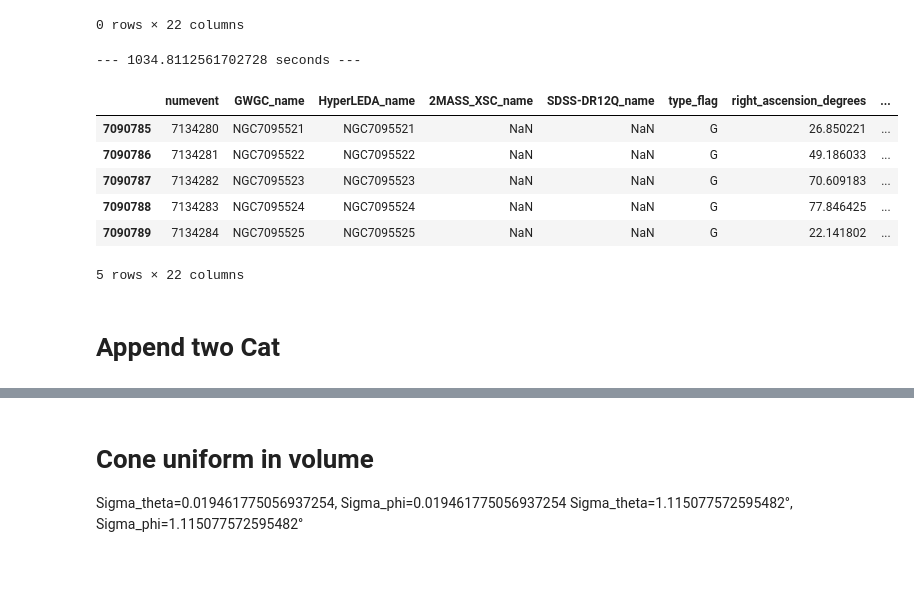
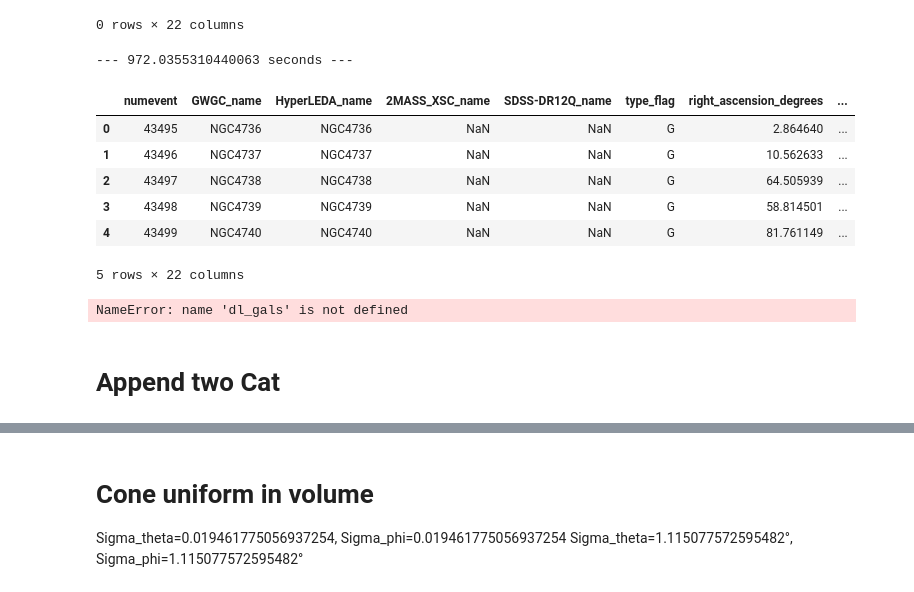
Before and after one commit to RCianca/DarkSirensStat, a Jupyter notebook: ProxyGenerator/GLADE-inator.ipynb, the cells around one changed output, grey strips where cells are left out. Cells and saved outputs as stored; diff of their text form; code cells hidden in the pictures.

```diff
--- a/ProxyGenerator/GLADE-inator.ipynb
+++ b/ProxyGenerator/GLADE-inator.ipynb
@@ -843,7 +852,7 @@ def GLADE_inator_volume(iterations):
           }
     return proxy_row
 # %%
-arr=np.arange(0,len(dl_gals),dtype=int)
+arr=np.arange(0,len(dc_gals),dtype=int)
 data=[]
 tmp=[]
 start_time = time.time()
@@ -851,16 +860,16 @@ with Pool(13) as p:
     tmp=p.map(GLADE_inator_volume, arr)
 print("--- %s seconds ---" % (time.time() - start_time))
 # %% [output]
---- 1034.8112561702728 seconds ---
+--- 972.0355310440063 seconds ---
 # %%
-glade_like=glade_like.append(tmp, ignore_index=True)
-glade_like.tail()
+#glade_like=glade_like.append(tmp, ignore_index=True)
+glade_like.head()
 # %% [output]
 |  | numevent | GWGC_name | HyperLEDA_name | 2MASS_XSC_name | SDSS-DR12Q_name | type_flag | right_ascension_degrees | ... |
-| 7090785 | 7134280 | NGC7095521 | NGC7095521 | NaN | NaN | G | 26.850221 | ... |
-| 7090786 | 7134281 | NGC7095522 | NGC7095522 | NaN | NaN | G | 49.186033 | ... |
-| 7090787 | 7134282 | NGC7095523 | NGC7095523 | NaN | NaN | G | 70.609183 | ... |
-| 7090788 | 7134283 | NGC7095524 | NGC7095524 | NaN | NaN | G | 77.846425 | ... |
-| 7090789 | 7134284 | NGC7095525 | NGC7095525 | NaN | NaN | G | 22.141802 | ... |
+| 0 | 43495 | NGC4736 | NGC4736 | NaN | NaN | G | 2.864640 | ... |
+| 1 | 43496 | NGC4737 | NGC4737 | NaN | NaN | G | 10.562633 | ... |
+| 2 | 43497 | NGC4738 | NGC4738 | NaN | NaN | G | 64.505939 | ... |
+| 3 | 43498 | NGC4739 | NGC4739 | NaN | NaN | G | 58.814501 | ... |
+| 4 | 43499 | NGC4740 | NGC4740 | NaN | NaN | G | 81.761149 | ... |
 5 rows × 22 columns
 # %%
@@ -872,11 +881,13 @@ del data
 del ra_gals
 del dec_gals
 del u
-del dl_gals
+del dc_gals
 del phi_gals
 del theta_gals
+# %% [output]
+NameError: name 'dl_gals' is not defined
-# %% [markdown]
-# Append two Cat
+# %% [markdown]
+# Append two Cat
 # %%
 tmp_host = pd.read_csv('host_of_GW2216xx.txt', sep=" ", header=None, low_memory=False)
 #print(df[20])#pandas lavora al contrario ossia [colonna][riga]
```
Also changed, not shown: parts of 16 cells of this notebook, 2 other files.
